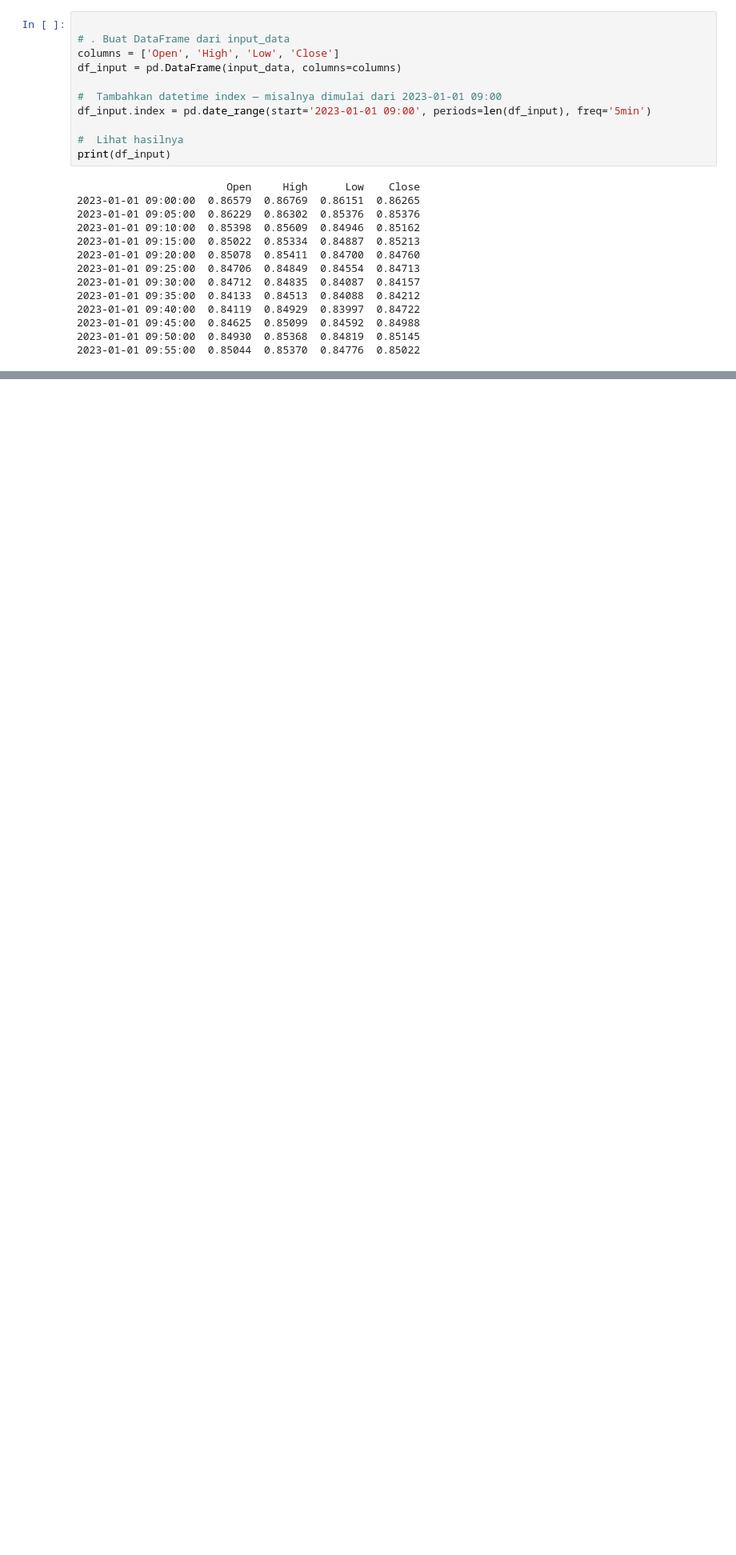
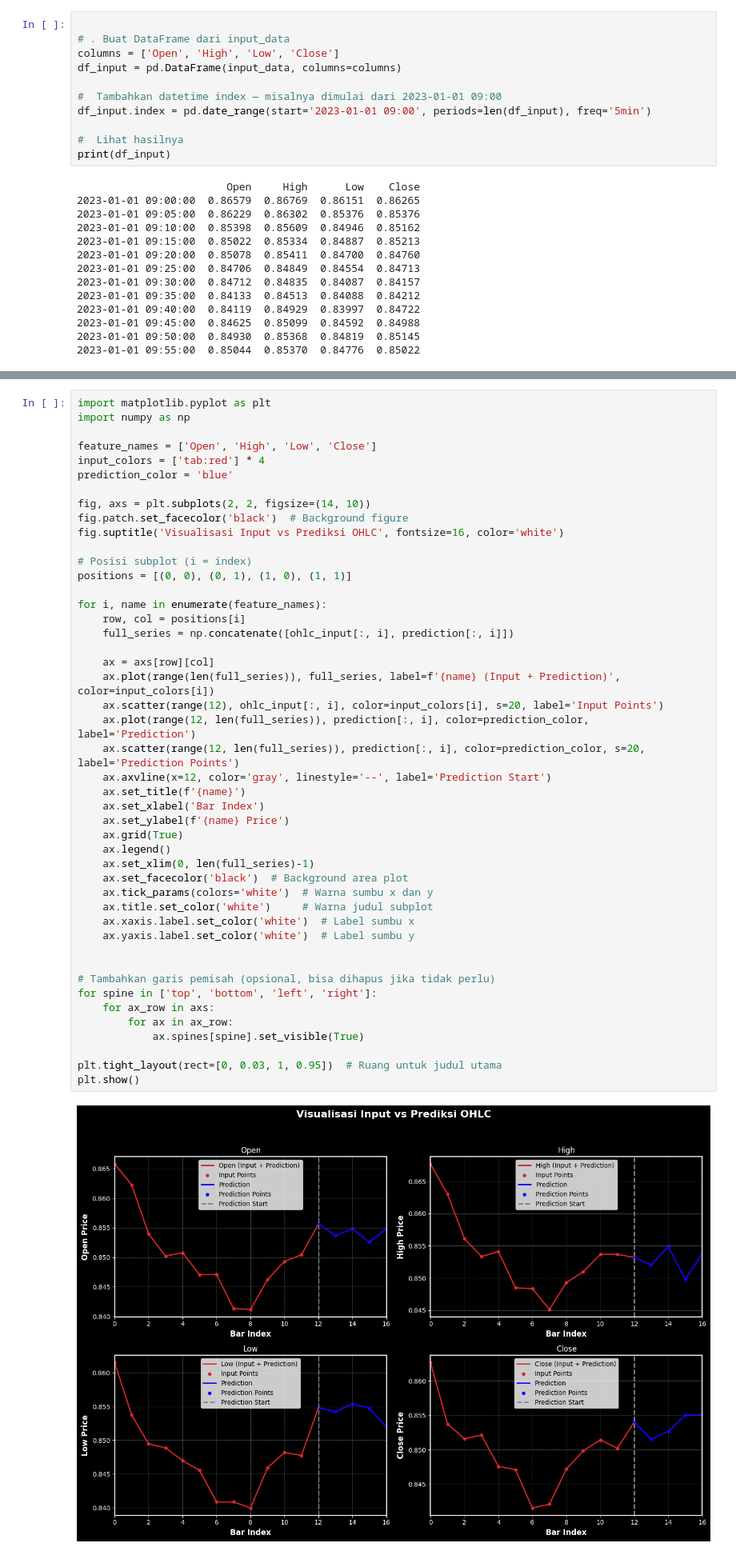
Before and after one commit to AgungHari/USDCHF-Multivariant-Multitimestep-with-3-Architecture-LSTM-Variant, a Jupyter notebook: LSTM_Timestep/LSTM_Prediction.ipynb, the cells around one changed output, grey strips where cells are left out. Shown: that part at 80% size. Saved outputs shown, nothing was run; the diff lists cells and outputs as text; blank space fills up the shorter version.

```diff
--- a/LSTM_Timestep/LSTM_Prediction.ipynb
+++ b/LSTM_Timestep/LSTM_Prediction.ipynb
@@ -143,3 +129,51 @@ mpf.plot(
+# %%
+import matplotlib.pyplot as plt
+import numpy as np
+
+feature_names = ['Open', 'High', 'Low', 'Close']
+input_colors = ['tab:red'] * 4
+prediction_color = 'blue'
+
+fig, axs = plt.subplots(2, 2, figsize=(14, 10))
+fig.patch.set_facecolor('black')  # Background figure
+fig.suptitle('Visualisasi Input vs Prediksi OHLC', fontsize=16, color='white')
+
+# Posisi subplot (i = index)
+positions = [(0, 0), (0, 1), (1, 0), (1, 1)]
+
+for i, name in enumerate(feature_names):
+    row, col = positions[i]
+    full_series = np.concatenate([ohlc_input[:, i], prediction[:, i]])
+
+    ax = axs[row][col]
+    ax.plot(range(len(full_series)), full_series, label=f'{name} (Input + Prediction)', color=input_colors[i])
+    ax.scatter(range(12), ohlc_input[:, i], color=input_colors[i], s=20, label='Input Points')
+    ax.plot(range(12, len(full_series)), prediction[:, i], color=prediction_color, label='Prediction')
+    ax.scatter(range(12, len(full_series)), prediction[:, i], color=prediction_color, s=20, label='Prediction Points')
+    ax.axvline(x=12, color='gray', linestyle='--', label='Prediction Start')
+    ax.set_title(f'{name}')
+    ax.set_xlabel('Bar Index')
+    ax.set_ylabel(f'{name} Price')
+    ax.grid(True)
+    ax.legend()
+    ax.set_xlim(0, len(full_series)-1)
+    ax.set_facecolor('black')  # Background area plot
+    ax.tick_params(colors='white')  # Warna sumbu x dan y
+    ax.title.set_color('white')     # Warna judul subplot
+    ax.xaxis.label.set_color('white')  # Label sumbu x
+    ax.yaxis.label.set_color('white')  # Label sumbu y
+
+
+# Tambahkan garis pemisah (opsional, bisa dihapus jika tidak perlu)
+for spine in ['top', 'bottom', 'left', 'right']:
+    for ax_row in axs:
+        for ax in ax_row:
+            ax.spines[spine].set_visible(True)
+
+plt.tight_layout(rect=[0, 0.03, 1, 0.95])  # Ruang untuk judul utama
+plt.show()
+# %% [output]
+[figure, added]
 # %%
 
 columns = ['Open', 'High', 'Low', 'Close']
```
Also changed, not shown: parts of 1 cell of this notebook, 2 other files.
